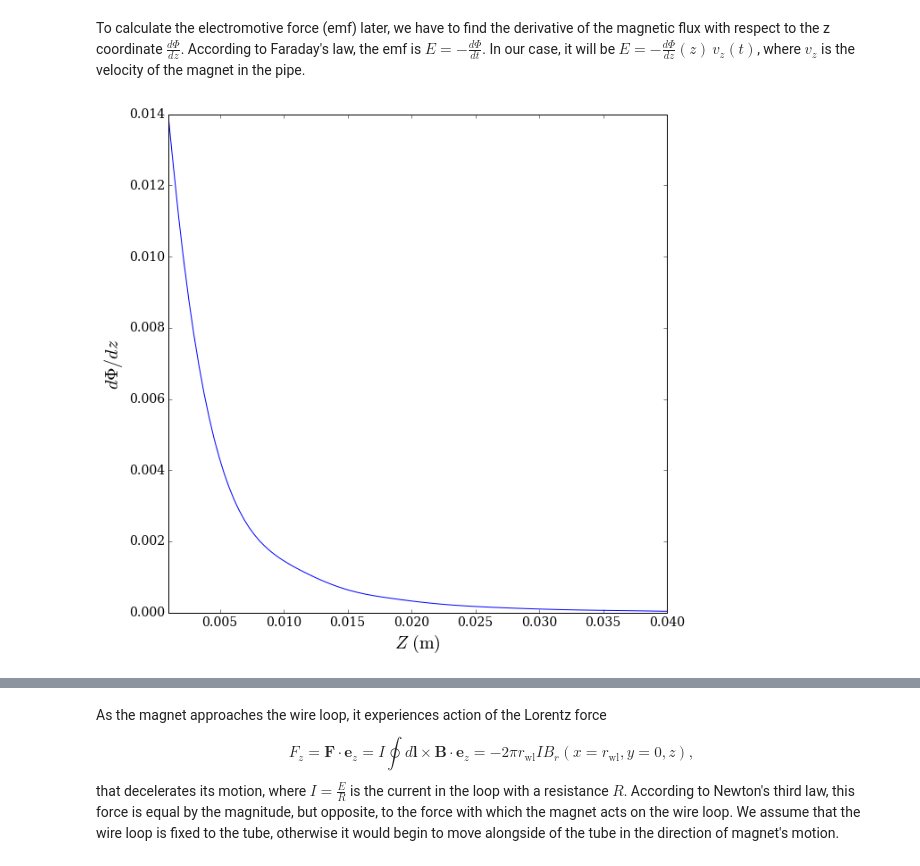
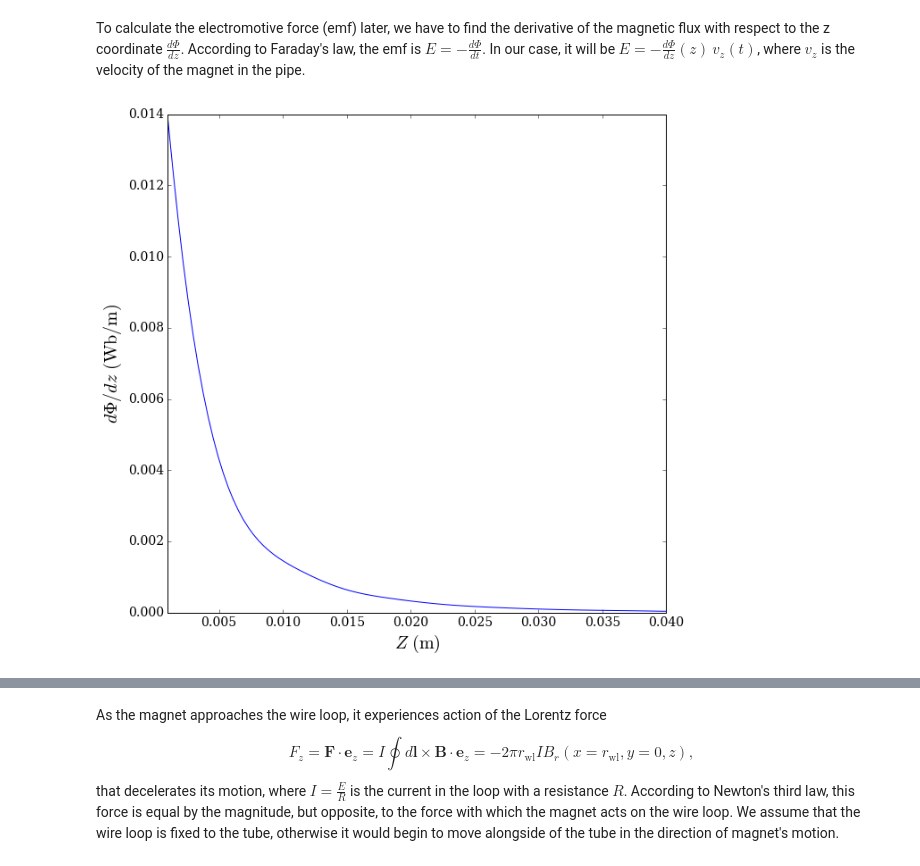
Before and after one commit to UVic-CompPhys/CompPhysLabs, a Jupyter notebook: magnet_falling_through_a_pipe.ipynb, the cells around one changed output, grey strips where cells are left out. Drawn from its saved outputs; the diff is of its cells as text; code cells hidden in the pictures.

```diff
--- a/magnet_falling_through_a_pipe.ipynb
+++ b/magnet_falling_through_a_pipe.ipynb
@@ -305,24 +307,24 @@ To calculate the electromotive force (emf) later, we have to find the derivative
 # %%
 # emf is equal to a negative time derivative of the magnetic flux (Faraday's law)
 # first, we calculate and plot the derivative of the flux with respect to z
 
 n_int1 = n_int-1
 emf = np.linspace(0,0,n_int)
 
 for k in range(n_int1):
     emf[k] = -1e-6*(flux[k+1]-flux[k])/(y_int[k+1]-y_int[k])  # 1e-6 transforms micro Wb back to Wb
 emf[n_int1] = emf[n_int1-1]
 
 fig=plt.figure()
 ax=fig.gca()
 fig.set_size_inches(10,10)
 plt.plot(y_int,emf)
 ax.set_xlim([0.5*L,ll*L])
 ax.set_xlabel('$Z\ (\mathrm{m})$',fontsize=fsize)
-ax.set_ylabel('$d\Phi/dz$',fontsize=fsize)
+ax.set_ylabel('$d\Phi/dz\ (\mathrm{Wb/m})$',fontsize=fsize)
 plt.show()
 # %% [output]
-[figure, old version]
+[figure, new version]
 # %%
 # To have at hand a function (emf_int) that allows us to calculate the derivative at any z between 0.5L and ll*L,
 # interpolate emf in y=z
```
Also changed, not shown: parts of 8 cells of this notebook.
